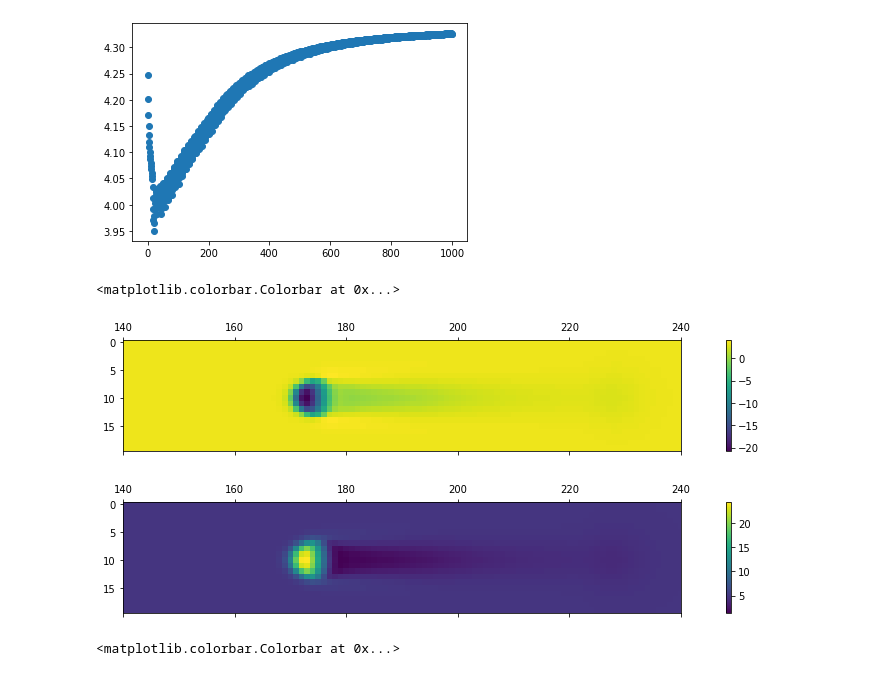
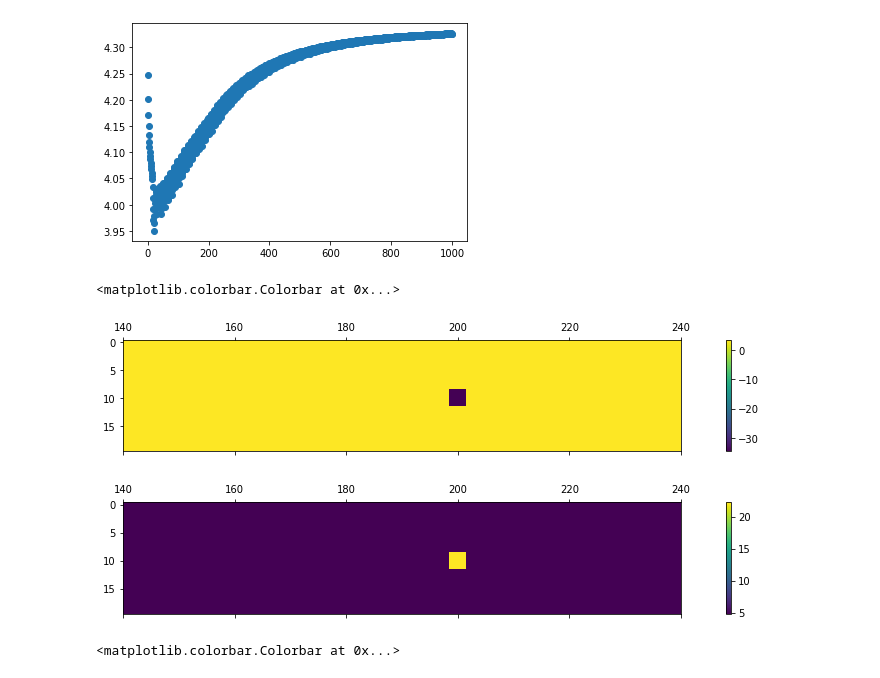
Before and after one commit to BrieucB/AI2d, a Jupyter notebook: AI2D_hydro/finite_diff_algo_scheme.ipynb, the cells around one changed output. Saved outputs shown, nothing was run; the diff lists cells and outputs as text; code cells hidden in the pictures.

```diff
--- a/AI2D_hydro/finite_diff_algo_scheme.ipynb
+++ b/AI2D_hydro/finite_diff_algo_scheme.ipynb
@@ -509,19 +509,19 @@ plt.plot([3.523039388348748-np.min(p1[10,:])/(4.868251189076684+np.max(p2[10,:])
 [<matplotlib.lines.Line2D at 0x...>]
 [figure]
 # %%
-t=300
+t=0
 mp=prof_m[t].copy()
 rhop=prof_rho[t].copy()
 plt.matshow(mp)
 plt.xlim(140, 240)
 plt.colorbar()
 plt.matshow(rhop)
 plt.xlim(140, 240)
 plt.colorbar()
 # %% [output]
 <matplotlib.colorbar.Colorbar at 0x...>
-[figure, old version]
+[figure, new version]
-[figure, old version]
+[figure, new version]
 # %%
 t=40
 mp=prof_m[t].copy()
```
Also changed, not shown: parts of 24 cells of this notebook, 1 other file.
